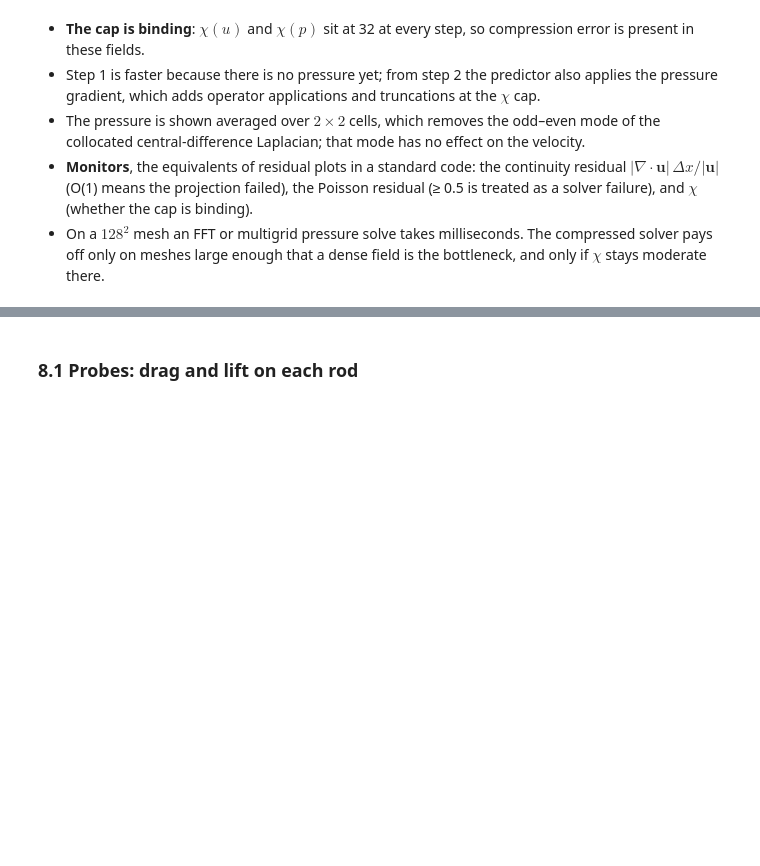
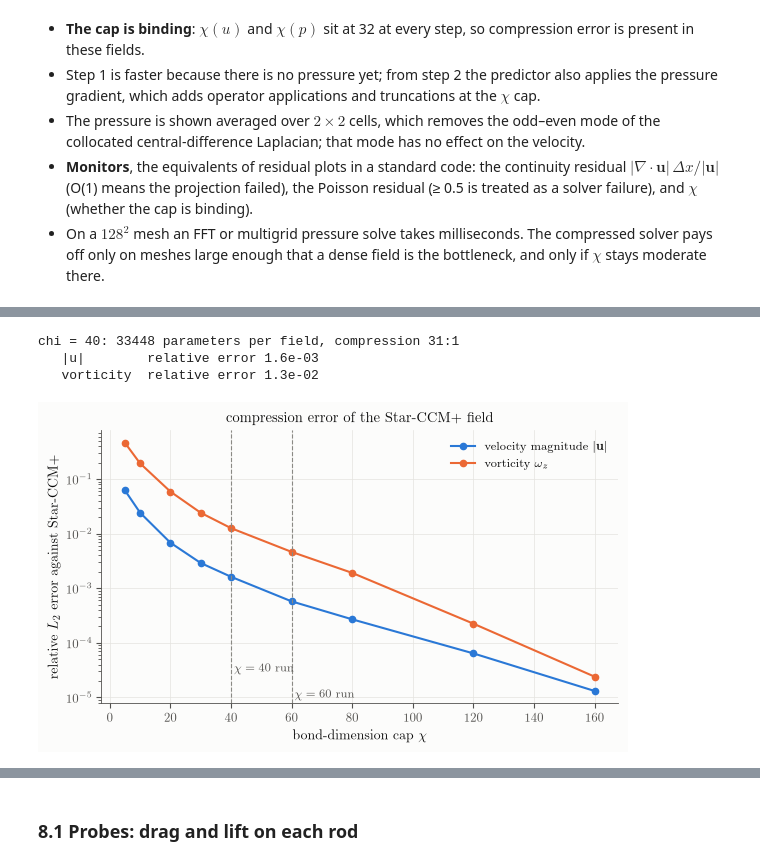
Before and after one commit to raghav-tii/enec_mps, a Jupyter notebook: tutorial/mps_cfd_building_blocks.ipynb, the cells around one changed output, grey strips where cells are left out. Cells and saved outputs as stored; diff of their text form; code cells hidden in the pictures; blank space fills up the shorter version.

```diff
--- a/tutorial/mps_cfd_building_blocks.ipynb
+++ b/tutorial/mps_cfd_building_blocks.ipynb
@@ -1007,0 +995,27 @@ chi = 40: 33448 parameters per field, compression 31:1
+# %%
+col = {"speed2": BLUE, "vort2": ORANGE}
+fig, ax = plt.subplots(figsize=(6.0, 3.6))
+for k in names:
+    ax.semilogy(chis8, [e for _, e in loss[k]], "o-", color=col[k], label=names[k])
+for chi in (40, 60):
+    ax.axvline(chi, color=MUTED, lw=0.8, ls="--")
+ax.text(41, 3e-5, r"$\chi=40$ run", fontsize=8.5, color=INK2)
+ax.text(61, 1e-5, r"$\chi=60$ run", fontsize=8.5, color=INK2)
+ax.set_xlabel(r"bond-dimension cap $\chi$")
+ax.set_ylabel(r"relative $L_2$ error against Star-CCM+")
+ax.legend(loc="upper right")
+ax.set_title(r"compression error of the Star-CCM+ field")
+fig.tight_layout()
+plt.show()
+
+i40 = chis8.index(40)
+print(
+    f"chi = 40: {loss['speed2'][i40][0]} parameters per field, compression {4**Q8 / loss['speed2'][i40][0]:.0f}:1"
+)
+for k, lab in zip(names, ["|u|", "vorticity"]):
+    print(f"   {lab:10s} relative error {loss[k][i40][1]:.1e}")
+# %% [output]
+chi = 40: 33448 parameters per field, compression 31:1
+   |u|        relative error 1.6e-03
+   vorticity  relative error 1.3e-02
+[figure, added]
```
Also changed, not shown: parts of 19 cells of this notebook.
